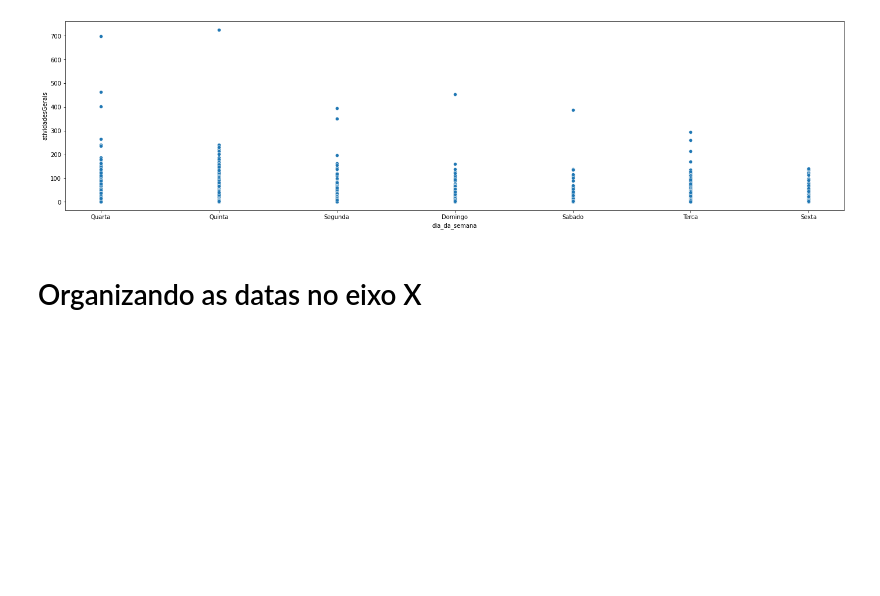
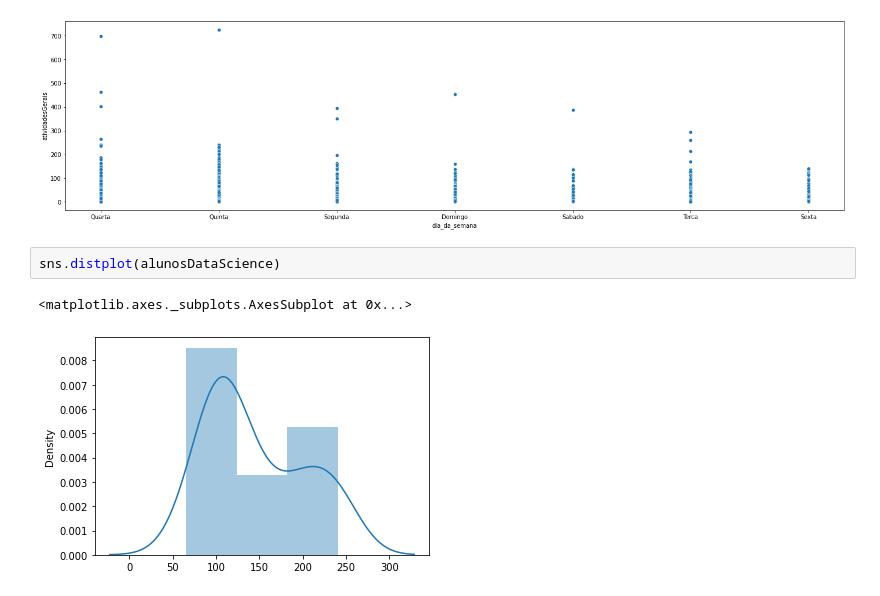
Before and after one commit to marcelopaludetto/aulao-datascience, a Jupyter notebook: aulaoDataScience_atualizado.ipynb, the cells around one changed output. Drawn from its saved outputs; the diff is of its cells as text; blank space fills up the shorter version.

```diff
--- a/aulaoDataScience_atualizado.ipynb
+++ b/aulaoDataScience_atualizado.ipynb
@@ -559,5 +594,8 @@ plt = sns.scatterplot(x='dia_da_semana',y='atividadesGerais', data=alunosAtivosD
 plt.figure.set_size_inches(24,6)
 # %% [output]
 [figure]
-# %% [markdown]
-# Organizando as datas no eixo X
+# %%
+sns.distplot(alunosDataScience)
+# %% [output]
+<matplotlib.axes._subplots.AxesSubplot at 0x...>
+[figure, added]
```
Also changed, not shown: parts of 14 cells of this notebook.
